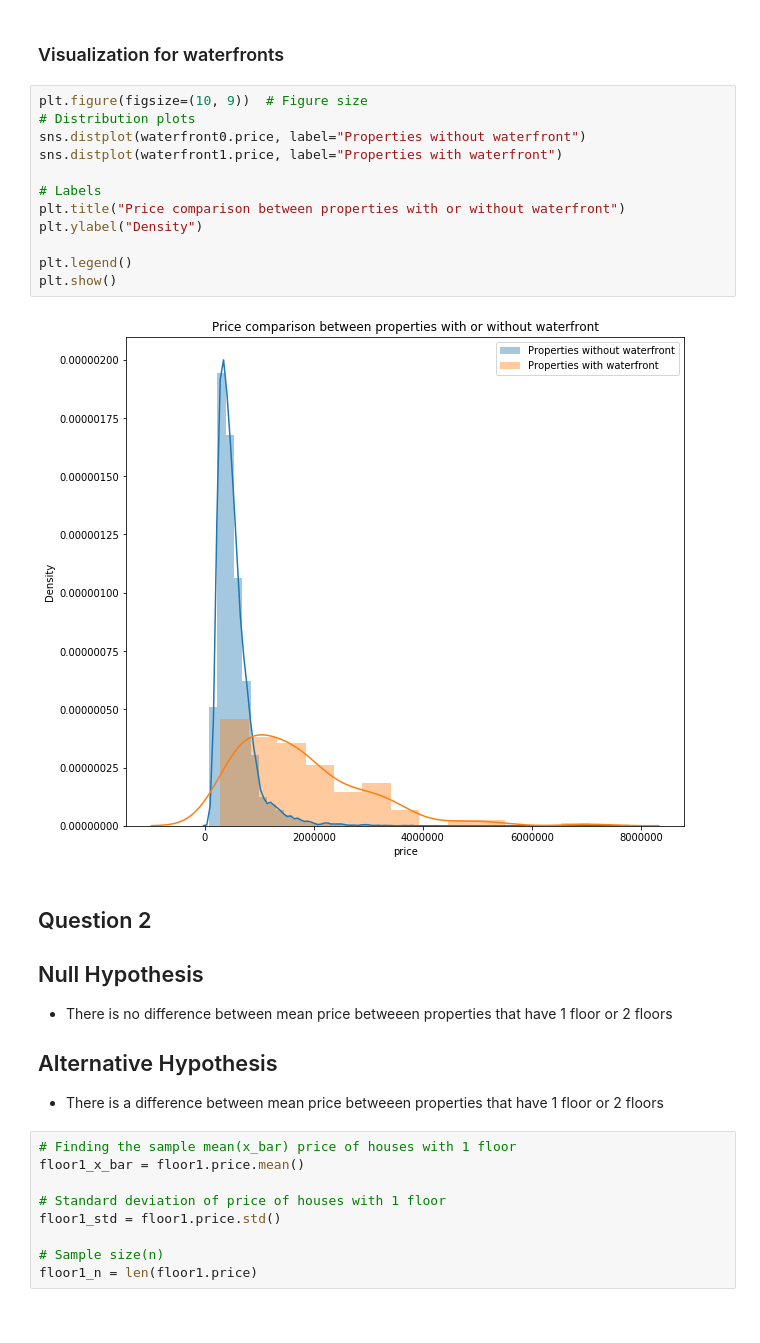
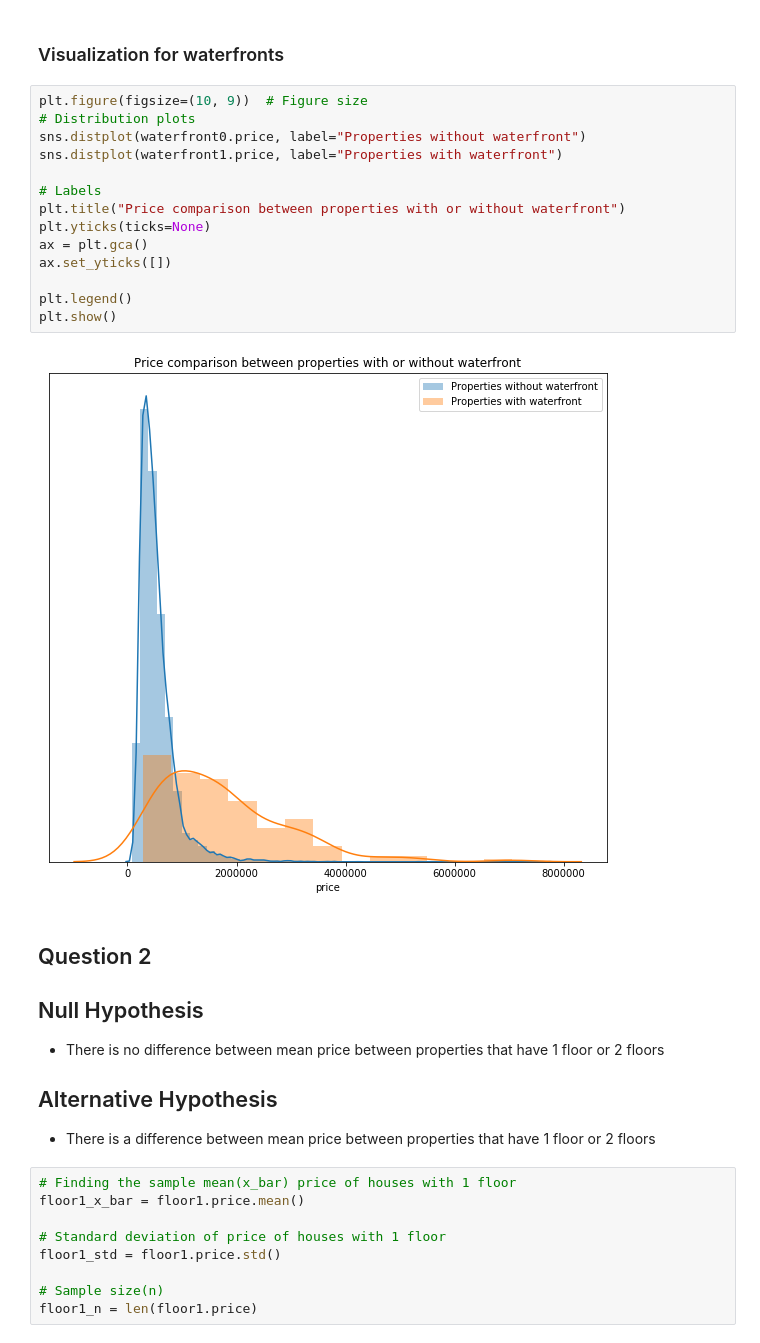
Before and after one commit to jeffersonzaki/Real-Estate, a Jupyter notebook: Technical-Notebook/statistics.ipynb, the cells around one changed output. Saved outputs shown, nothing was run; the diff lists cells and outputs as text.

Commit message:
graphs

```diff
--- a/Technical-Notebook/statistics.ipynb
+++ b/Technical-Notebook/statistics.ipynb
@@ -73,25 +73,27 @@ Ttest_indResult(statistic=-12.49211636457615, pvalue=8.884446617665905e-25)
 # %%
 plt.figure(figsize=(10, 9))  # Figure size
 # Distribution plots
 sns.distplot(waterfront0.price, label="Properties without waterfront")
 sns.distplot(waterfront1.price, label="Properties with waterfront")
 
 # Labels
 plt.title("Price comparison between properties with or without waterfront")
-plt.ylabel("Density")
+plt.yticks(ticks=None)
+ax = plt.gca()
+ax.set_yticks([])
 
 plt.legend()
 plt.show()
 # %% [output]
-[figure, old version]
+[figure, new version]
 # %% [markdown]
 ## Question 2
 
 ## Null Hypothesis
-- There is no difference between mean price betweeen properties that have 1 floor or 2 floors
+- There is no difference between mean price between properties that have 1 floor or 2 floors
 
 ## Alternative Hypothesis
-- There is a difference between mean price betweeen properties that have 1 floor or 2 floors
+- There is a difference between mean price between properties that have 1 floor or 2 floors
 # %%
 # Finding the sample mean(x_bar) price of houses with 1 floor
 floor1_x_bar = floor1.price.mean()
```
Also changed, not shown: parts of 3 cells of this notebook.
